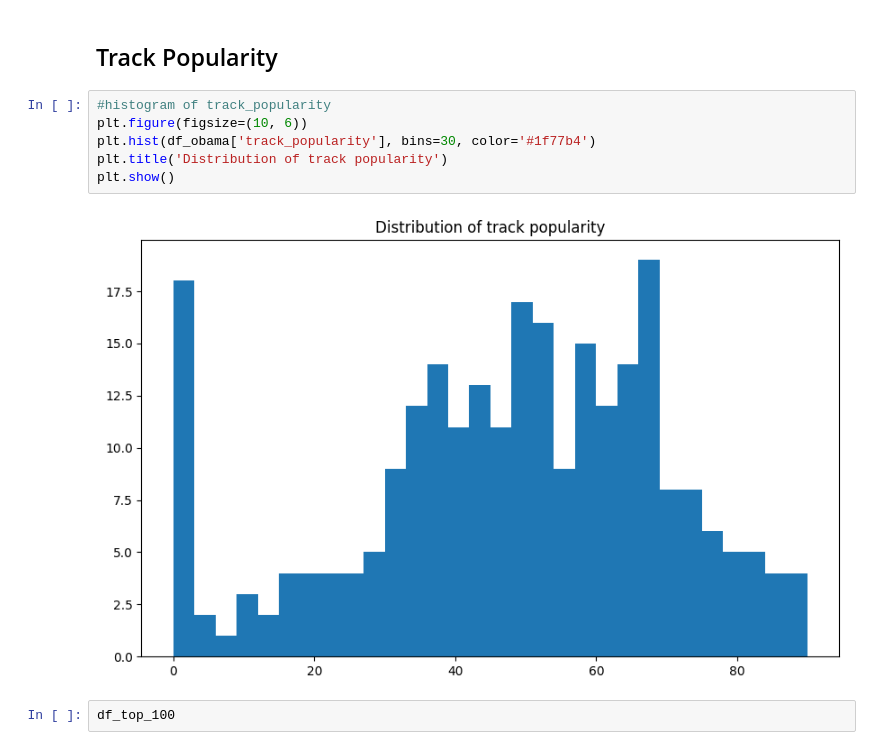
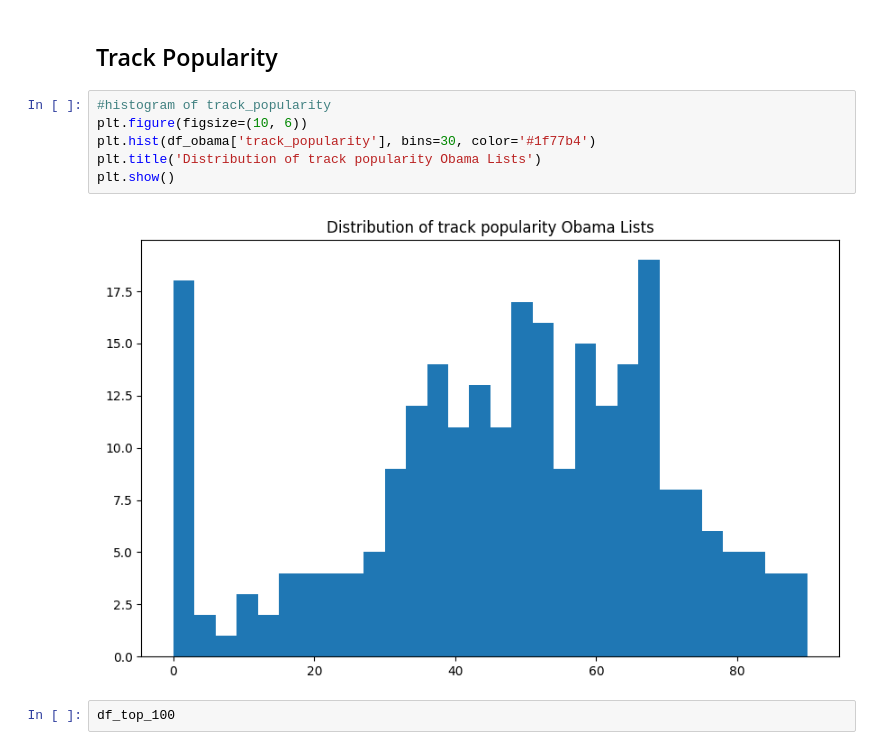
Before and after one commit to Ramonalyst/Music_Recommendation_System, a Jupyter notebook: MRS_statistical_testing.ipynb, the cells around one changed output. Cells and saved outputs as stored; diff of their text form.

```diff
--- a/MRS_statistical_testing.ipynb
+++ b/MRS_statistical_testing.ipynb
@@ -68,11 +68,11 @@ df_obama
 # %%
 #histogram of track_popularity
 plt.figure(figsize=(10, 6))
 plt.hist(df_obama['track_popularity'], bins=30, color='#1f77b4')
-plt.title('Distribution of track popularity')
+plt.title('Distribution of track popularity Obama Lists')
 plt.show()
 # %% [output]
-[figure, old version]
+[figure, new version]
 # %%
 df_top_100
 # %% [output]
```
Also changed, not shown: parts of 16 cells of this notebook.
